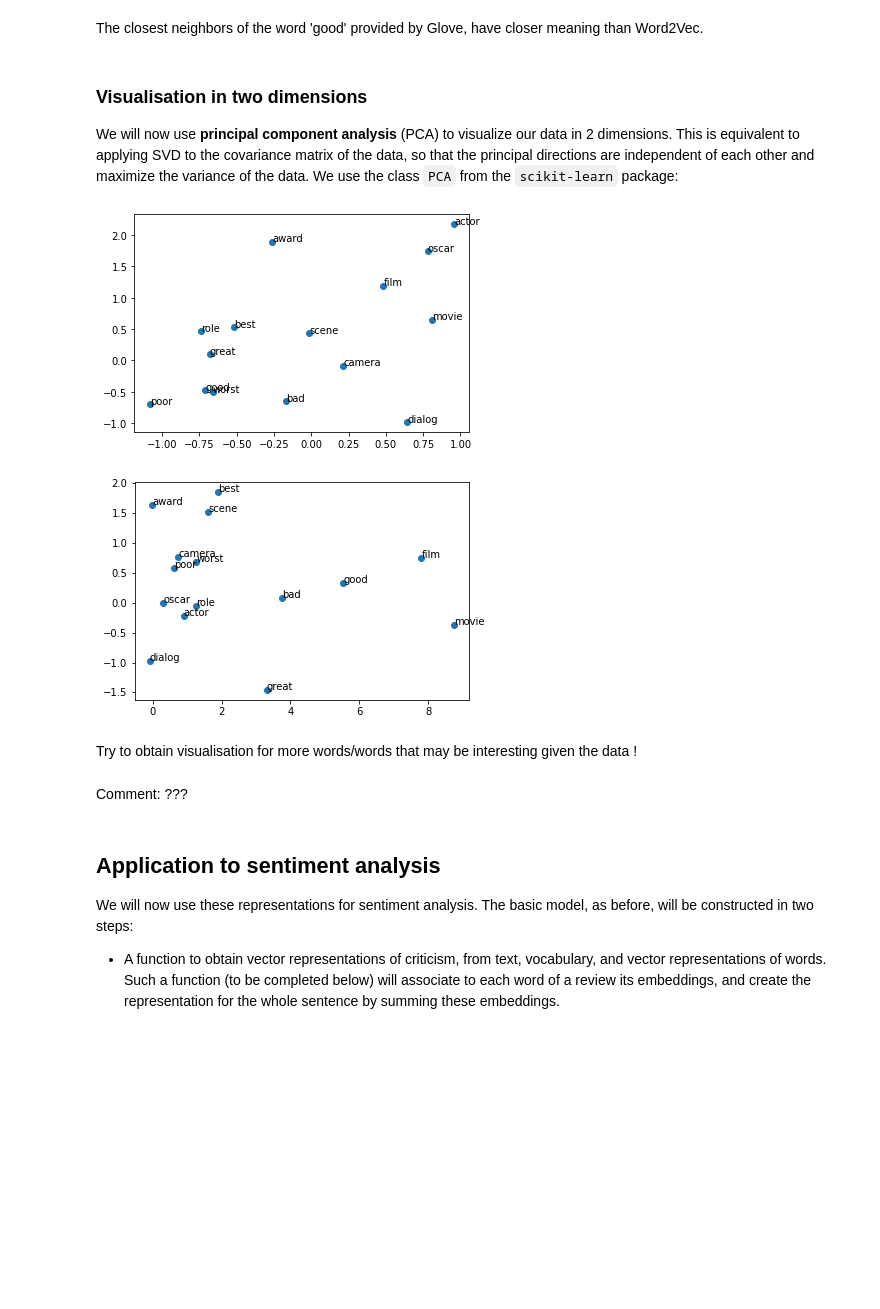
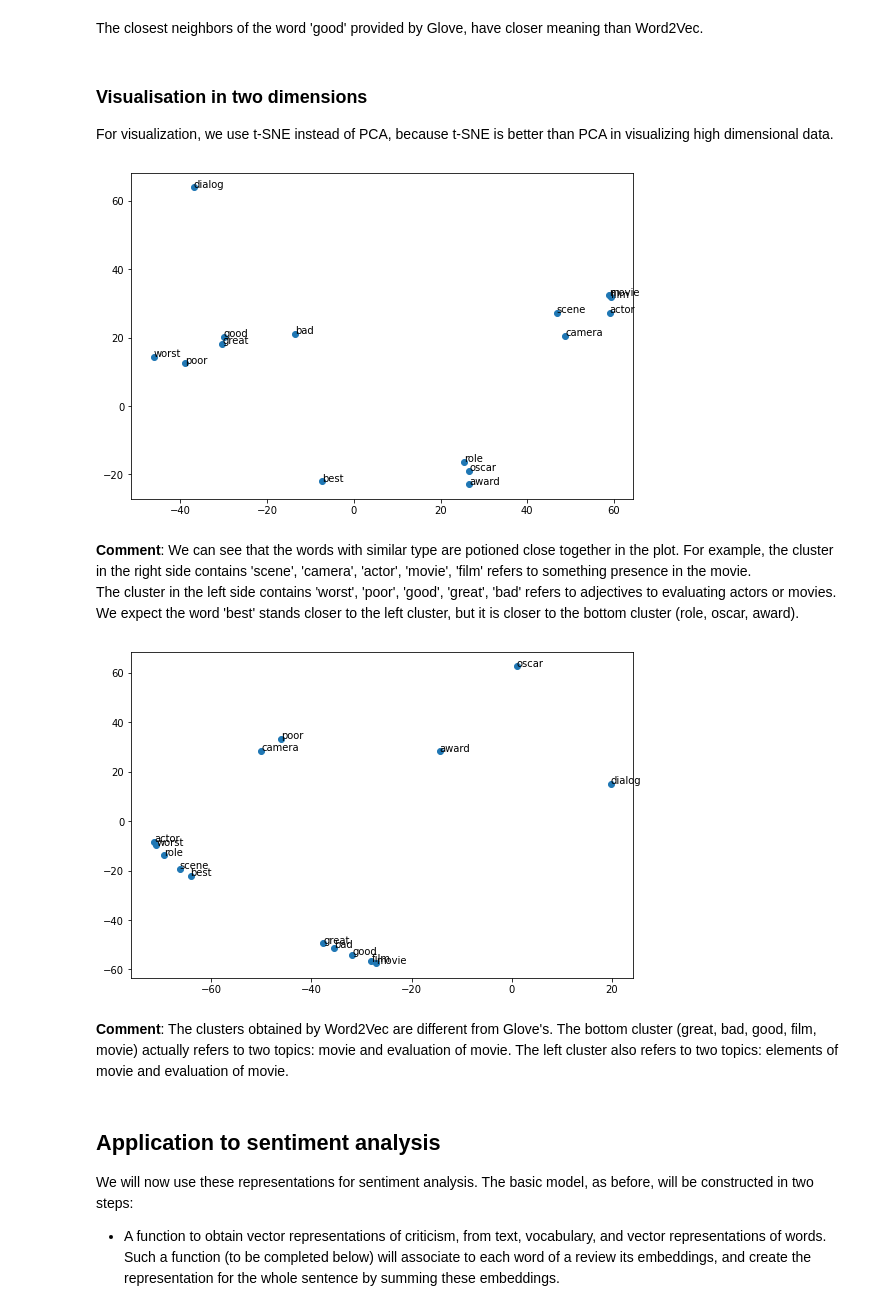
Before and after one commit to nguyenhaidang94/TextMining, a Jupyter notebook: Notebook_Dang.ipynb, the cells around one changed output. Drawn from its saved outputs; the diff is of its cells as text; code cells hidden in the pictures; blank space fills up the shorter version.

Commit message:
Add comment, use tsne to plot word representation

````diff
--- a/Notebook_Dang.ipynb
+++ b/Notebook_Dang.ipynb
@@ -1147,52 +1148,55 @@ Closest neighbors of good by distance 'cosine':
 [['better', 'really', 'always', 'you', 'well', 'excellent', 'very', 'things', 'think']]
 # %% [markdown]
 The closest neighbors of the word 'good' provided by Glove, have closer meaning than Word2Vec.
-# %% [markdown]
-### Visualisation in two dimensions
-
-We will now use **principal component analysis** (PCA) to visualize our data in 2 dimensions.  This is equivalent to applying SVD to the covariance matrix of the data, so that the principal directions are independent of each other and maximize the variance of the data.
-We use the class ```PCA``` from the ```scikit-learn``` package:
+# %% [markdown]
+### Visualisation in two dimensions
+
+For visualization, we use t-SNE instead of PCA, because t-SNE is better than PCA in visualizing high dimensional data.
 # %%
-from sklearn.decomposition import PCA
-pca = PCA(n_components=2, whiten=True)
-Emb = pca.fit_transform(GloveEmbeddings)
+from sklearn.manifold import TSNE
+
+tsne = TSNE()
+Glove_Emb = tsne.fit_transform(GloveEmbeddings)
 
 words = ['bad', 'good', 'best', 'worst', 'poor', 'great',
          'dialog', 'role', 'actor', 'camera', 'scene',
          'film', 'movie', 'oscar', 'award']
 ind_words = [vocab_5k[w] for w in words]
-x_words = [Emb[ind,0] for ind in ind_words]
-y_words = [Emb[ind,1] for ind in ind_words]
+x_words = [Glove_Emb[ind,0] for ind in ind_words]
+y_words = [Glove_Emb[ind,1] for ind in ind_words]
 
-fig, ax = plt.subplots()
-ax.scatter(x_words, y_words)
+plt.figure(figsize=(9,6))
+plt.scatter(x_words, y_words)
 
 for i, w in enumerate(words):
-    ax.annotate(w, (x_words[i], y_words[i]), (x_words[i] + 0.001, y_words[i] + 0.001))
+    plt.annotate(w, (x_words[i], y_words[i]), (x_words[i] + 0.001, y_words[i] + 0.001))
+plt.show()
 # %% [output]
-[figure, old version]
+[figure, new version]
+# %% [markdown]
+**Comment**: We can see that the words with similar type are potioned close together in the plot. For example, the cluster in the right side contains 'scene', 'camera', 'actor', 'movie', 'film' refers to something presence in the movie.
+The cluster in the left side contains 'worst', 'poor', 'good', 'great', 'bad' refers to adjectives to evaluating actors or movies. We expect the word 'best' stands closer to the left cluster, but it is closer to the bottom cluster (role, oscar, award).
 # %%
-pca = PCA(n_components=2, whiten=True)
-Emb = pca.fit_transform(W2VEmbeddings)
+tsne = TSNE()
+W2V_Emb = tsne.fit_transform(W2VEmbeddings)
 
 words = ['bad', 'good', 'best', 'worst', 'poor', 'great',
          'dialog', 'role', 'actor', 'camera', 'scene',
          'film', 'movie', 'oscar', 'award']
 ind_words = [vocab_5k[w] for w in words]
-x_words = [Emb[ind,0] for ind in ind_words]
-y_words = [Emb[ind,1] for ind in ind_words]
+x_words = [W2V_Emb[ind,0] for ind in ind_words]
+y_words = [W2V_Emb[ind,1] for ind in ind_words]
 
-fig, ax = plt.subplots()
-ax.scatter(x_words, y_words)
+plt.figure(figsize=(9,6))
+plt.scatter(x_words, y_words)
 
 for i, w in enumerate(words):
-    ax.annotate(w, (x_words[i], y_words[i]), (x_words[i] + 0.001, y_words[i] + 0.001))
+    plt.annotate(w, (x_words[i], y_words[i]), (x_words[i] + 0.001, y_words[i] + 0.001))
+plt.show()
 # %% [output]
-[figure, old version]
+[figure, new version]
-# %% [markdown]
-Try to obtain visualisation for more words/words that may be interesting given the data !
-# %% [markdown]
-Comment: ???
+# %% [markdown]
+**Comment**: The clusters obtained by Word2Vec are different from Glove's. The bottom cluster (great, bad, good, film, movie) actually refers to two topics: movie and evaluation of movie. The left cluster also refers to two topics: elements of movie and evaluation of movie.
 # %% [markdown]
 ## Application to sentiment analysis
 
````
Also changed, not shown: parts of 23 cells of this notebook.
